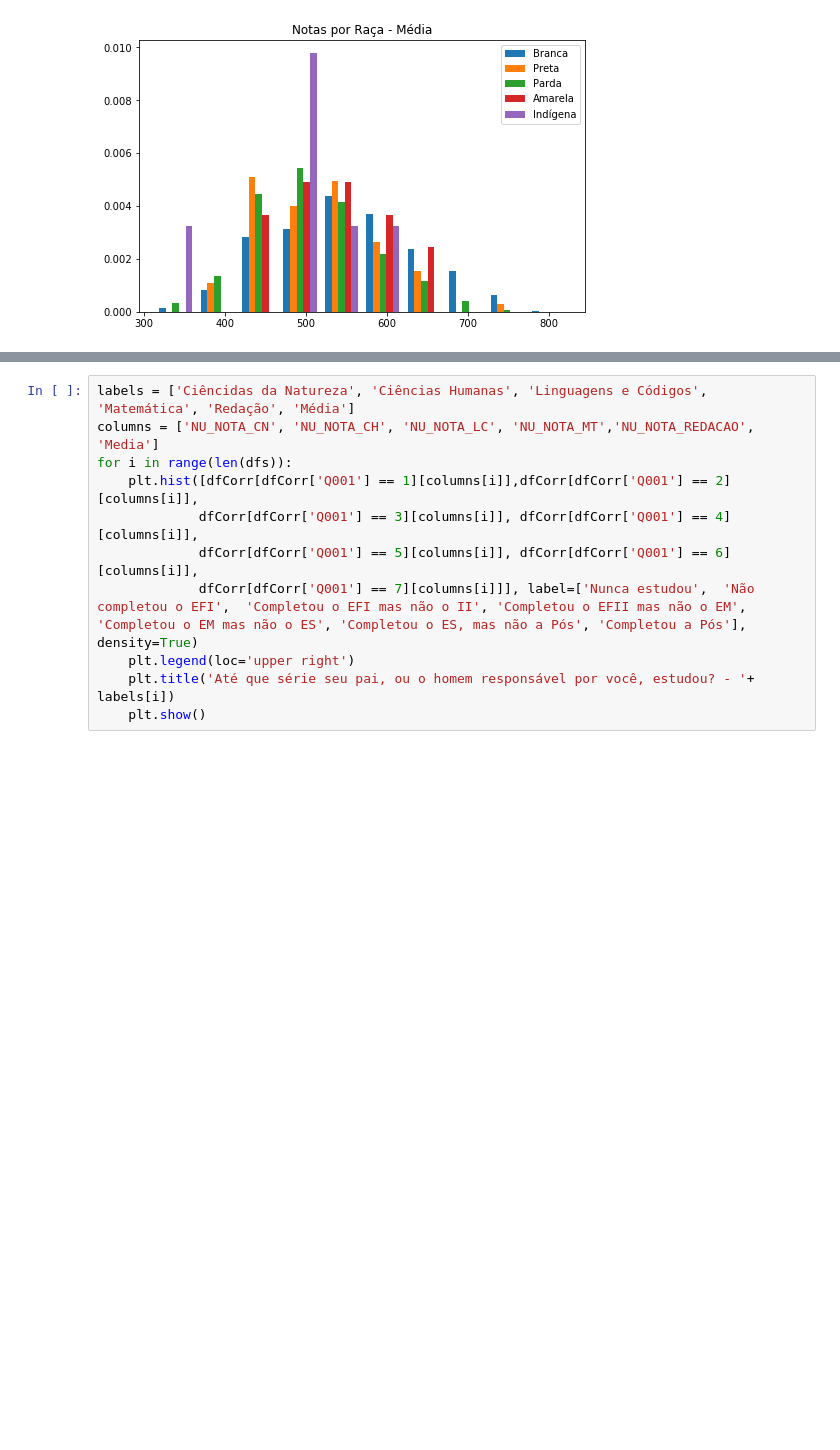
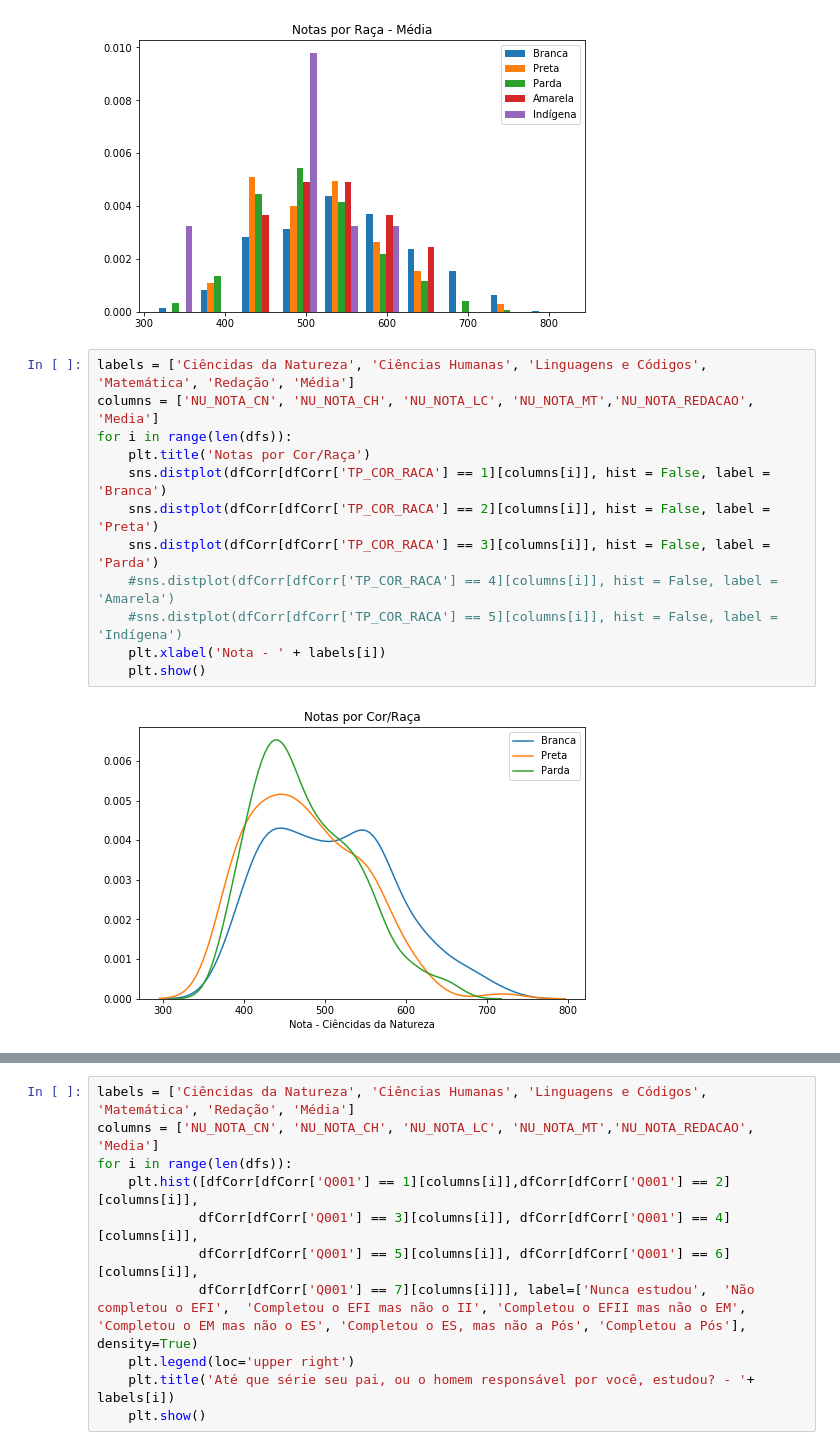
Before and after one commit to barbaragribeiro/enem-data-analysis, a Jupyter notebook: analise_notas_geral.ipynb, the cells around one changed output, grey strips where cells are left out. Saved outputs shown, nothing was run; the diff lists cells and outputs as text; blank space fills up the shorter version.

```diff
--- a/analise_notas_geral.ipynb
+++ b/analise_notas_geral.ipynb
@@ -174,3 +222,17 @@ for i in range(len(dfs)):
 [figure]
 [figure]
 [figure]
+# %%
+labels = ['Ciêncidas da Natureza', 'Ciências Humanas', 'Linguagens e Códigos', 'Matemática', 'Redação', 'Média']
+columns = ['NU_NOTA_CN', 'NU_NOTA_CH', 'NU_NOTA_LC', 'NU_NOTA_MT','NU_NOTA_REDACAO', 'Media']
+for i in range(len(dfs)):
+    plt.title('Notas por Cor/Raça')
+    sns.distplot(dfCorr[dfCorr['TP_COR_RACA'] == 1][columns[i]], hist = False, label = 'Branca')
+    sns.distplot(dfCorr[dfCorr['TP_COR_RACA'] == 2][columns[i]], hist = False, label = 'Preta')
+    sns.distplot(dfCorr[dfCorr['TP_COR_RACA'] == 3][columns[i]], hist = False, label = 'Parda')
+    #sns.distplot(dfCorr[dfCorr['TP_COR_RACA'] == 4][columns[i]], hist = False, label = 'Amarela')
+    #sns.distplot(dfCorr[dfCorr['TP_COR_RACA'] == 5][columns[i]], hist = False, label = 'Indígena')
+    plt.xlabel('Nota - ' + labels[i])
+    plt.show()
+# %% [output]
+[figure, added]
```
Also changed, not shown: parts of 6 cells of this notebook.
